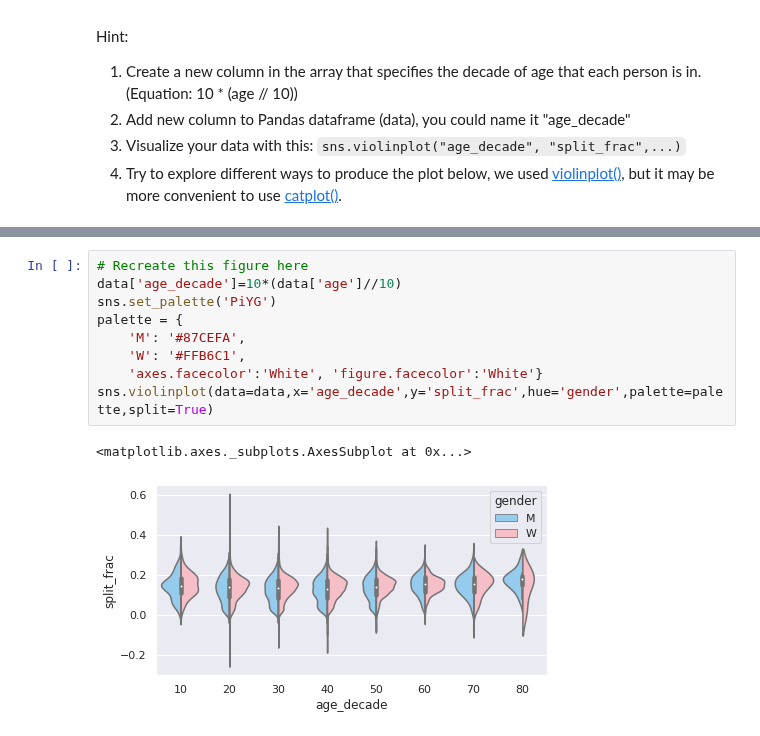
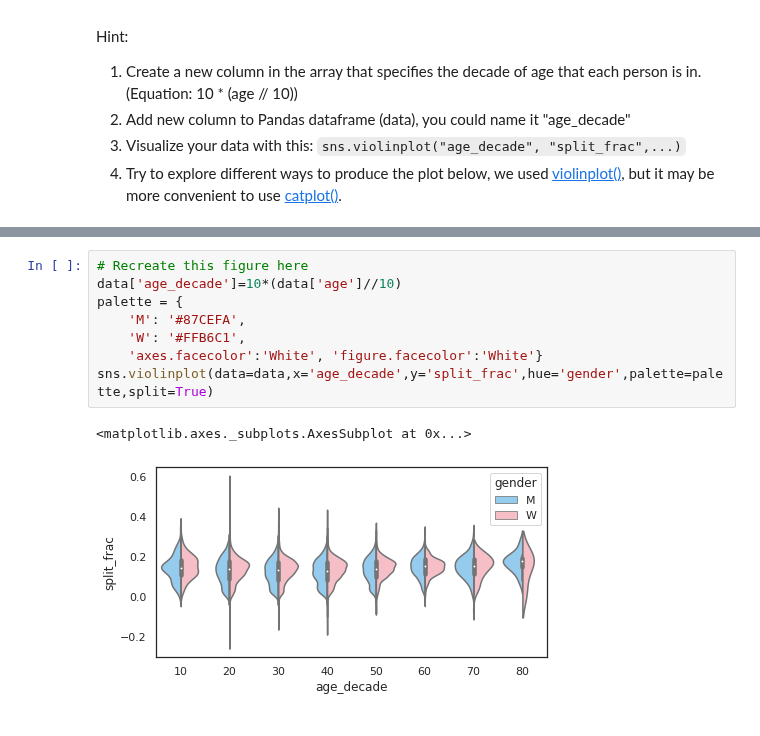
Before and after one commit to mojanshadkar/2022_Intro_Python, a Jupyter notebook: Exercises/W4_S2.ipynb, the cells around one changed output, grey strips where cells are left out. Saved outputs shown, nothing was run; the diff lists cells and outputs as text.

```diff
--- a/Exercises/W4_S2.ipynb
+++ b/Exercises/W4_S2.ipynb
@@ -178,12 +178,11 @@ Hint:
 # %%
 # Recreate this figure here
 data['age_decade']=10*(data['age']//10)
-sns.set_palette('PiYG')
 palette = {
     'M': '#87CEFA',
     'W': '#FFB6C1',
     'axes.facecolor':'White', 'figure.facecolor':'White'}
 sns.violinplot(data=data,x='age_decade',y='split_frac',hue='gender',palette=palette,split=True)
 # %% [output]
 <matplotlib.axes._subplots.AxesSubplot at 0x...>
-[figure, old version]
+[figure, new version]
```
